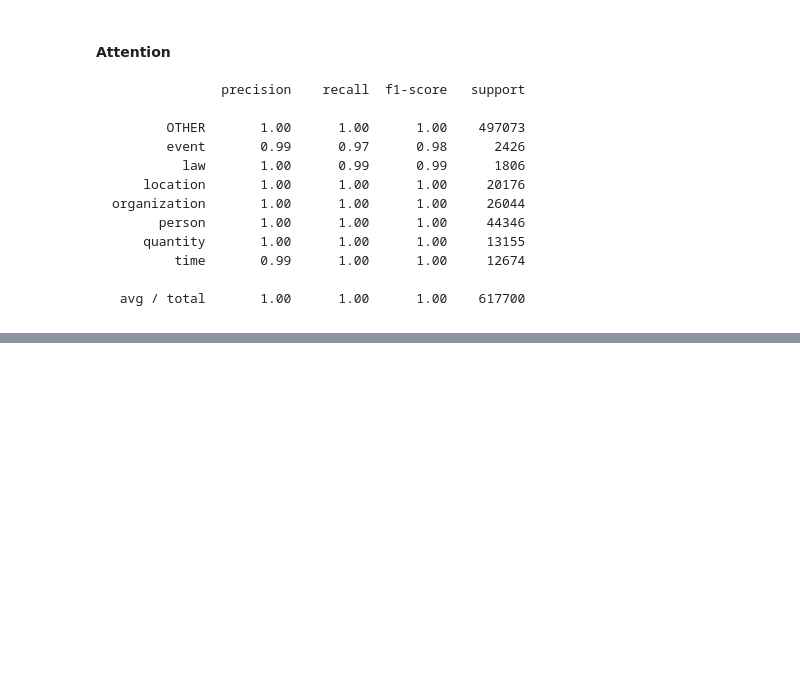
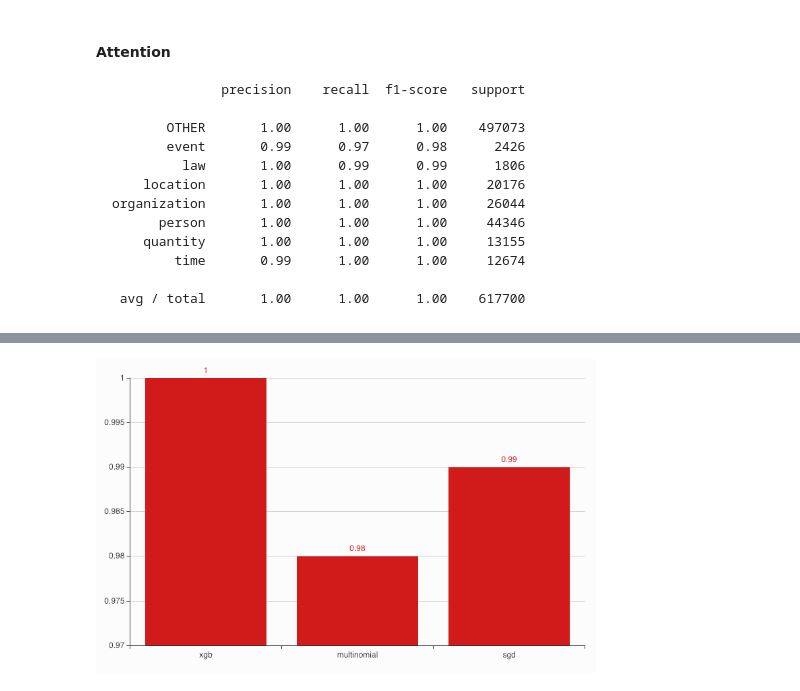
Before and after one commit to mesolitica/malaya, a Jupyter notebook: accuracy/models-accuracy.ipynb, the cells around one changed output, grey strips where cells are left out. Drawn from its saved outputs; the diff is of its cells as text; code cells hidden in the pictures; blank space fills up the shorter version.

```diff
--- a/accuracy/models-accuracy.ipynb
+++ b/accuracy/models-accuracy.ipynb
@@ -107,0 +116,4 @@ organization       1.00      1.00      1.00     26044
+# %%
+display(Image('language-detection-accuracy.png', width=500))
+# %% [output]
+[figure, added]
```
Also changed, not shown: parts of 33 cells of this notebook, 20 other files.
